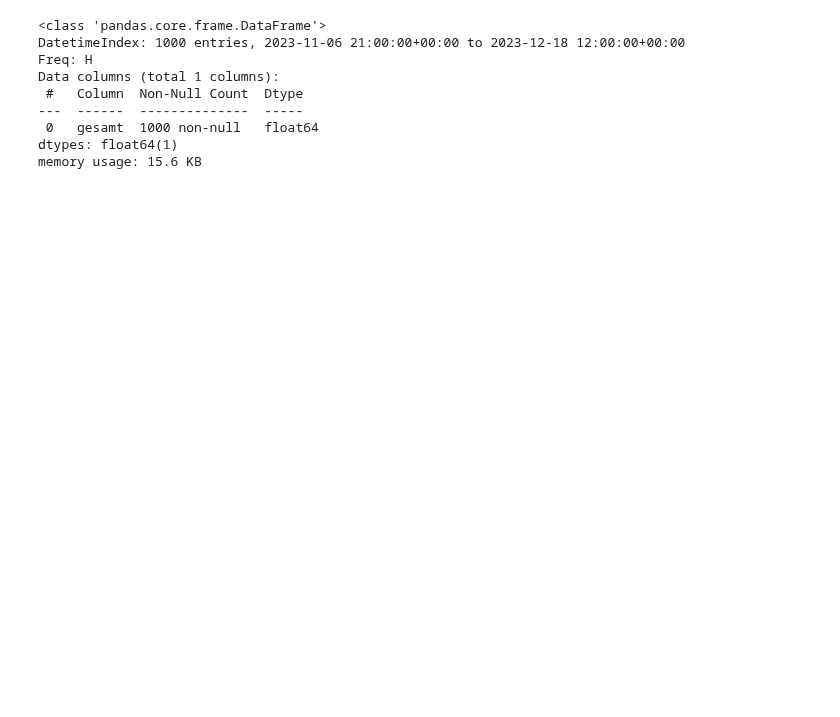
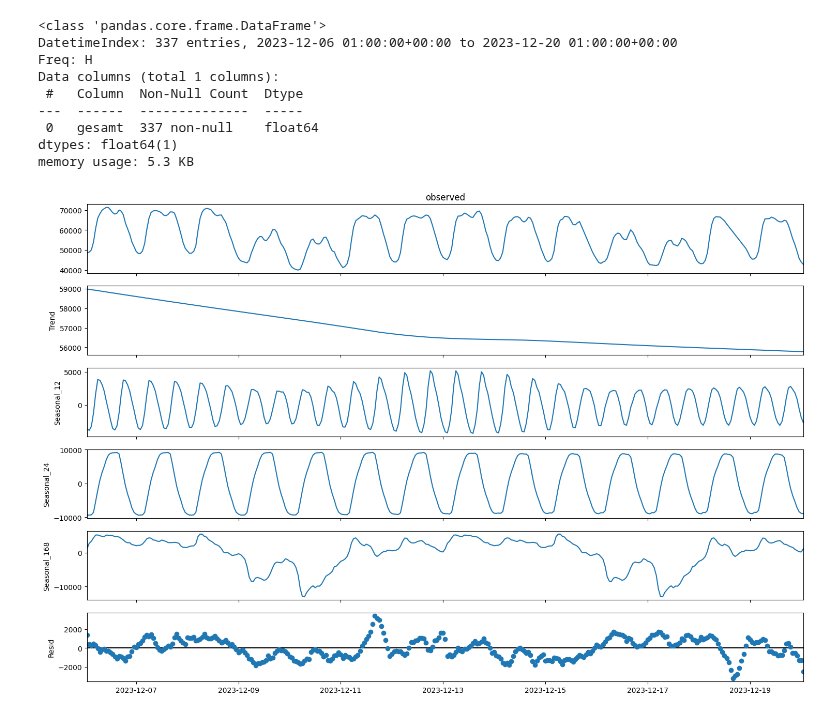
Before and after one commit to hikotei/2023_11-PTSFC, a Jupyter notebook: 2023_12_19 energy fcast.ipynb, the cells around one changed output. Drawn from its saved outputs; the diff is of its cells as text; code cells hidden in the pictures; blank space fills up the shorter version.

```diff
--- a/2023_12_19 energy fcast.ipynb
+++ b/2023_12_19 energy fcast.ipynb
@@ -34,0 +13,4 @@ from statsmodels.graphics.tsaplots import plot_acf, plot_pacf
+# %%
+df_energy = get_energy_data_today(to_date="20231220")
+print(df_energy.info())
+df_energy.tail(5)
@@ -35,18 +39,33 @@ from statsmodels.graphics.tsaplots import plot_acf, plot_pacf
 # %%
 # take last n values only
-n_last = 1000
+n_last = 24*7*2 + 1
 df_energy_small = df_energy.iloc[-n_last:][['gesamt']]
 
 # take values from 2020-01-01 to 2023-01-01
 # df_energy_small = df_energy.loc['2020-01-01':'2023-01-01'][['gesamt']]
 df_energy_small.info()
+
+mstl = MSTL(df_energy_small, periods=[12, 24, 24*7], iterate=1,
+            stl_kwargs={"seasonal_deg": 0,
+                        "inner_iter": 2,
+                        "outer_iter": 0})
+
+res = mstl.fit()
+
+plt.rc("figure", figsize=(15, 10))
+plt.rc("font", size=10)
+
+res.plot()
+plt.tight_layout()
+plt.show()
 # %% [output]
 <class 'pandas.core.frame.DataFrame'>
-DatetimeIndex: 1000 entries, 2023-11-06 21:00:00+00:00 to 2023-12-18 12:00:00+00:00
+DatetimeIndex: 337 entries, 2023-12-06 01:00:00+00:00 to 2023-12-20 01:00:00+00:00
 Freq: H
 Data columns (total 1 columns):
  #   Column  Non-Null Count  Dtype
 ---  ------  --------------  -----
- 0   gesamt  1000 non-null   float64
+ 0   gesamt  337 non-null    float64
 dtypes: float64(1)
-memory usage: 15.6 KB
+memory usage: 5.3 KB
+[figure, added]
```
Also changed, not shown: parts of 12 cells of this notebook.
